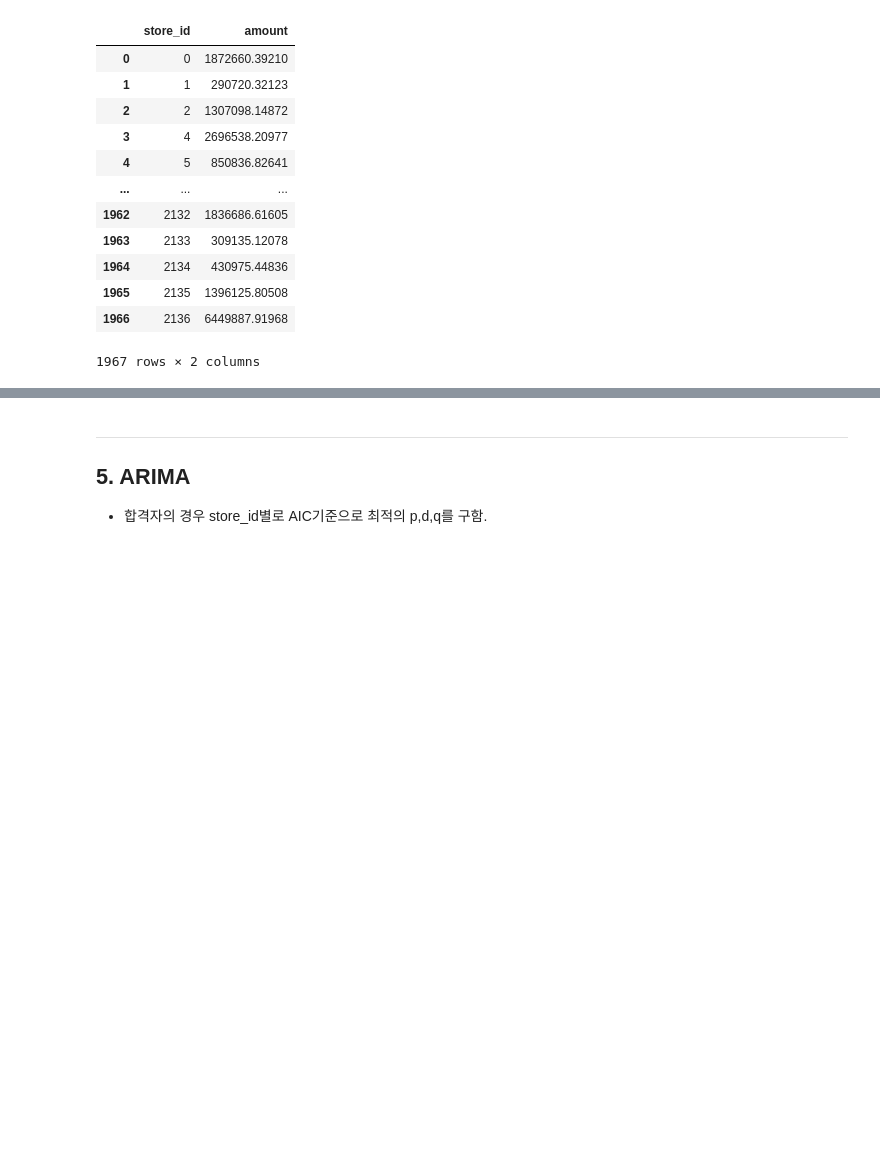
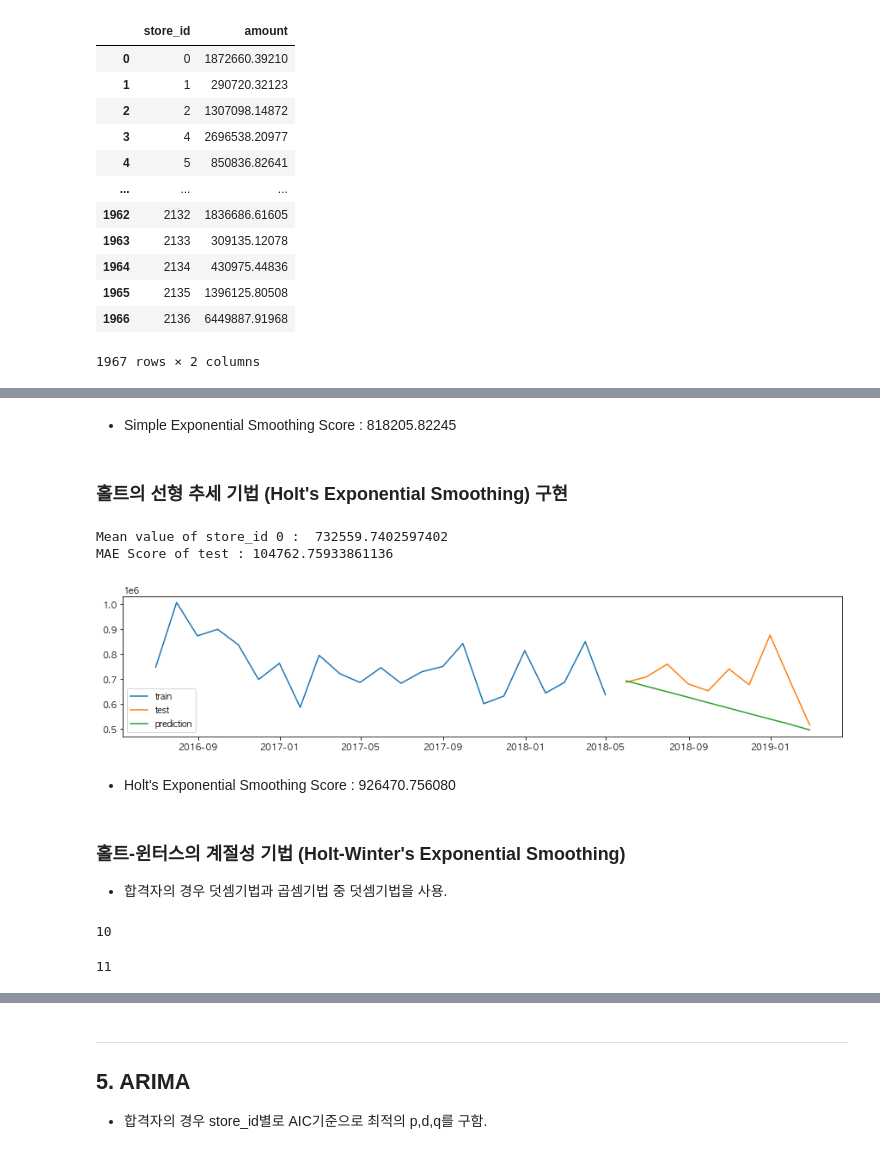
Before and after one commit to suhyun-cho/Dacon, a Jupyter notebook: 상점매출예측_FUNDA/1st-pass-code-review.ipynb, the cells around one changed output, grey strips where cells are left out. Saved outputs shown, nothing was run; the diff lists cells and outputs as text; code cells hidden in the pictures; blank space fills up the shorter version.

```diff
--- a/상점매출예측_FUNDA/1st-pass-code-review.ipynb
+++ b/상점매출예측_FUNDA/1st-pass-code-review.ipynb
@@ -1164,0 +1323,23 @@ for i in range(2, 7):
+# %% [markdown]
+* Simple Exponential Smoothing Score : 818205.82245
+# %% [markdown]
+### 홀트의 선형 추세 기법 (Holt's Exponential Smoothing) 구현
+# %%
+df_set = df_month[df_month.store_id == 0]
+
+size = int(len(df_set) * 0.7)
+train = df_set[:size]
+test = df_set[size:]
+
+holt_model = Holt(np.array(train.amount))
+holt_result = holt_model.fit()
+holt_pred = holt_result.forecast(len(test))
+# %%
+print("Mean value of store_id 0 : ", df_set.amount.mean())
+print("MAE Score of test :", mae(test.amount, holt_pred))
+
+plot_train_test_pred_graph(train, test, holt_pred)
+# %% [output]
+Mean value of store_id 0 :  732559.7402597402
+MAE Score of test : 104762.75933861136
+[figure, added]
@@ -1164,0 +1358,9 @@ for i in range(2, 7):
+# %% [markdown]
+* Holt's Exponential Smoothing Score : 926470.756080
+# %% [markdown]
+### 홀트-윈터스의 계절성 기법 (Holt-Winter's Exponential Smoothing)
+* 합격자의 경우 덧셈기법과 곱셈기법 중 덧셈기법을 사용.
+# %%
+len(test)
+# %% [output]
+10
@@ -1164,0 +1391,4 @@ for i in range(2, 7):
+# %%
+p
+# %% [output]
+11
```
Also changed, not shown: parts of 62 cells of this notebook.
